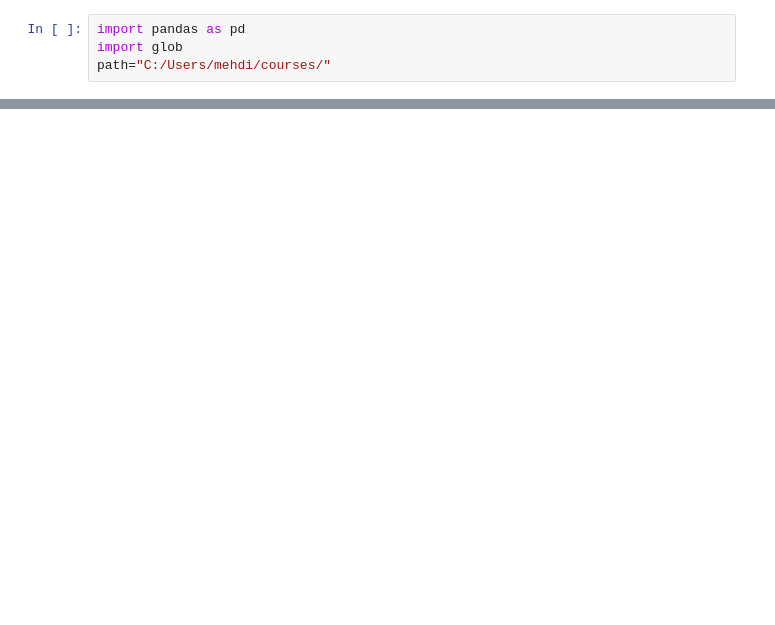
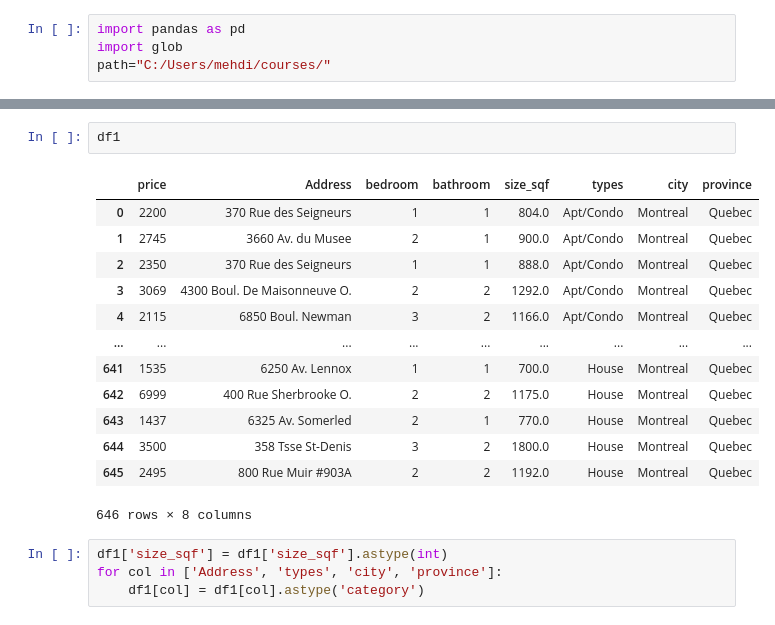
Before and after one commit to mehmoh/Canada-rental, a Jupyter notebook: Cleaning.ipynb, the cells around one changed output, grey strips where cells are left out. Drawn from its saved outputs; the diff is of its cells as text; blank space fills up the shorter version.

```diff
--- a/Cleaning.ipynb
+++ b/Cleaning.ipynb
@@ -91,0 +142,20 @@ Index(['Abbotsford West', 'Acadia', 'Ainslie Wood',
+# %%
+df1
+# %% [output]
+|  | price | Address | bedroom | bathroom | size_sqf | types | city | province |
+| 0 | 2200 | 370 Rue des Seigneurs | 1 | 1 | 804.0 | Apt/Condo | Montreal | Quebec |
+| 1 | 2745 | 3660 Av. du Musee | 2 | 1 | 900.0 | Apt/Condo | Montreal | Quebec |
+| 2 | 2350 | 370 Rue des Seigneurs | 1 | 1 | 888.0 | Apt/Condo | Montreal | Quebec |
+| 3 | 3069 | 4300 Boul. De Maisonneuve O. | 2 | 2 | 1292.0 | Apt/Condo | Montreal | Quebec |
+| 4 | 2115 | 6850 Boul. Newman | 3 | 2 | 1166.0 | Apt/Condo | Montreal | Quebec |
+| ... | ... | ... | ... | ... | ... | ... | ... | ... |
+| 641 | 1535 | 6250 Av. Lennox | 1 | 1 | 700.0 | House | Montreal | Quebec |
+| 642 | 6999 | 400 Rue Sherbrooke O. | 2 | 2 | 1175.0 | House | Montreal | Quebec |
+| 643 | 1437 | 6325 Av. Somerled | 2 | 1 | 770.0 | House | Montreal | Quebec |
+| 644 | 3500 | 358 Tsse St-Denis | 3 | 2 | 1800.0 | House | Montreal | Quebec |
+| 645 | 2495 | 800 Rue Muir #903A | 2 | 2 | 1192.0 | House | Montreal | Quebec |
+646 rows × 8 columns
+# %%
+df1['size_sqf'] = df1['size_sqf'].astype(int)
+for col in ['Address', 'types', 'city', 'province']:
+    df1[col] = df1[col].astype('category')
```
Also changed, not shown: parts of 21 cells of this notebook, 38 other files.
